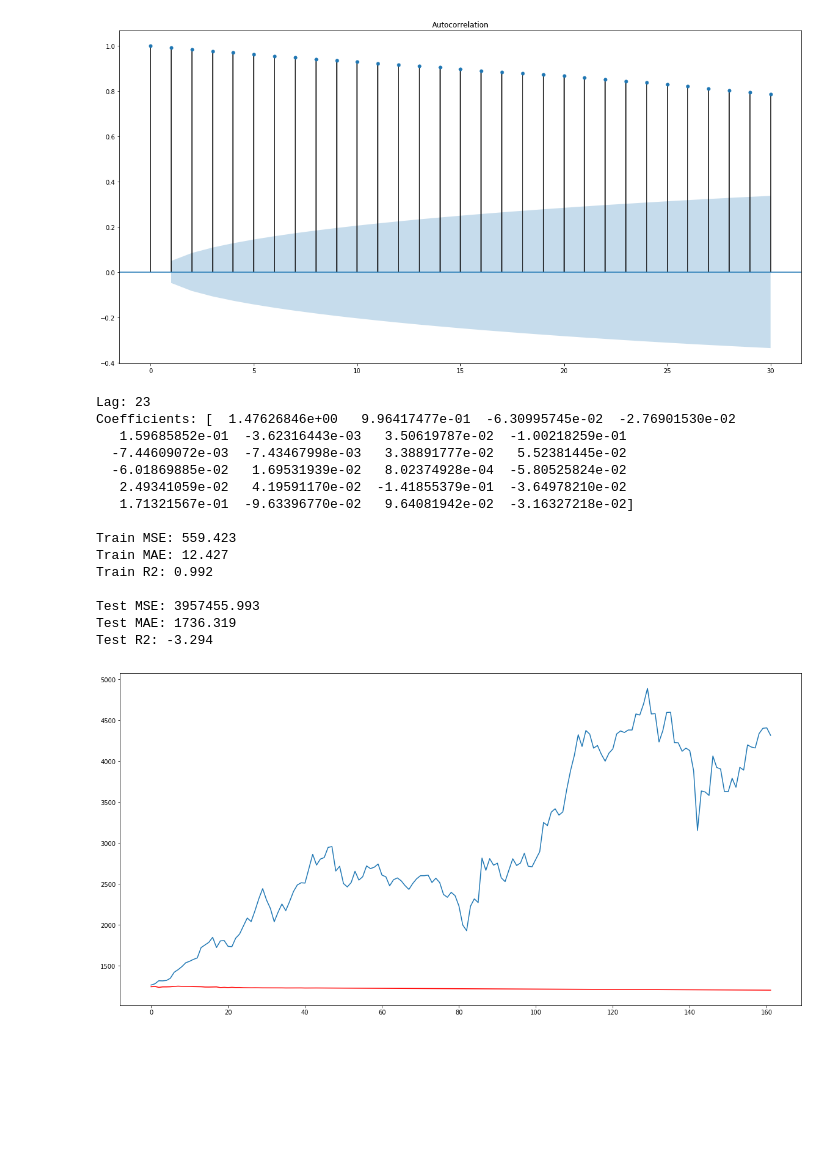
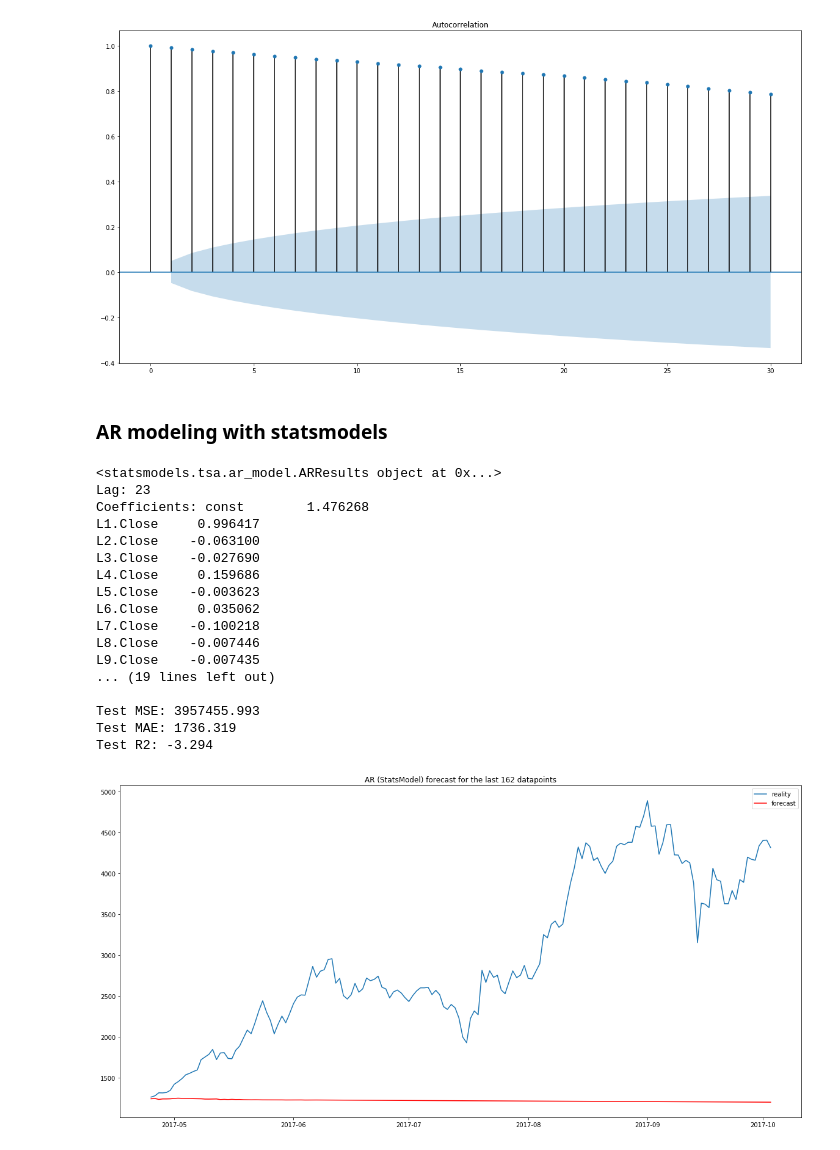
Before and after one commit to augusteby/predicryptocoins, a Jupyter notebook: eda/eda_timeseries_analysis.ipynb, the cells around one changed output. Saved outputs shown, nothing was run; the diff lists cells and outputs as text; code cells hidden in the pictures; blank space fills up the shorter version.

```diff
--- a/eda/eda_timeseries_analysis.ipynb
+++ b/eda/eda_timeseries_analysis.ipynb
@@ -468,17 +470,22 @@ plot_acf(close_price_ts, lags=lagmax,ax=ax)
 plt.show()
 # %% [output]
 [figure]
+# %%
+ratio_train = 0.90
+# %% [markdown]
+### AR modeling with statsmodels
 # %%
 from statsmodels.tsa.ar_model import AR
-X=close_price_ts.values
+X=close_price_ts
 n=len(X)
-n_train=int(0.90*n)
+n_train=int(ratio_train*n)
 n_test=n-n_train
 X_train,X_test=X[:n_train],X[n_train:]
 
 # train autoregression
 ar_model=AR(X_train)
 ar_model_fit=ar_model.fit()
+print(ar_model_fit._results)
 lag=ar_model_fit.k_ar
 print('Lag: %s' % lag)
 print('Coefficients: %s' % ar_model_fit.params)
@@ -489,43 +496,47 @@ pred_ar_train = ar_model_fit.predict(start=lag, end=len(X_train)-1, dynamic=Fals
 pred_ar_test = ar_model_fit.predict(start=len(X_train), end=len(X_train)+len(X_test)-1, dynamic=False)
 
 ar_mse_train = mean_squared_error(X_train[lag:],pred_ar_train)
 ar_mae_train = mean_absolute_error(X_train[lag:],pred_ar_train)
 ar_r2_train = r2_score(X_train[lag:],pred_ar_train)
 
 ar_mse_test = mean_squared_error(X_test,pred_ar_test)
 ar_mae_test = mean_absolute_error(X_test,pred_ar_test)
 ar_r2_test = r2_score(X_test,pred_ar_test)
 
 print('Train MSE: %.3f' % ar_mse_train)
 print('Train MAE: %.3f' % ar_mae_train)
 print('Train R2: %.3f' % ar_r2_train)
 print('')
 print('Test MSE: %.3f' % ar_mse_test)
 print('Test MAE: %.3f' % ar_mae_test)
 print('Test R2: %.3f' % ar_r2_test)
 
 # plot results
 plt.figure(figsize=(20,10))
 #plt.plot(X_train)
 #plt.plot([None for i in X_train] + [x for x in X_test])
 #plt.plot([None for i in X_train] + [x for x in pred_ar_test], color='red')
-plt.plot(X_test)
-plt.plot(pred_ar_test,color='red')
+plt.plot(X_test, label='reality')
+plt.plot(pred_ar_test, label='forecast', color='red')
+plt.title('AR (StatsModel) forecast for the last %d datapoints'%n_test)
+plt.legend()
 plt.show()
 # %% [output]
+<statsmodels.tsa.ar_model.ARResults object at 0x...>
 Lag: 23
-Coefficients: [  1.47626846e+00   9.96417477e-01  -6.30995745e-02  -2.76901530e-02
-   1.59685852e-01  -3.62316443e-03   3.50619787e-02  -1.00218259e-01
-  -7.44609072e-03  -7.43467998e-03   3.38891777e-02   5.52381445e-02
-  -6.01869885e-02   1.69531939e-02   8.02374928e-04  -5.80525824e-02
-   2.49341059e-02   4.19591170e-02  -1.41855379e-01  -3.64978210e-02
-   1.71321567e-01  -9.63396770e-02   9.64081942e-02  -3.16327218e-02]
-
-Train MSE: 559.423
-Train MAE: 12.427
-Train R2: 0.992
+Coefficients: const        1.476268
+L1.Close     0.996417
+L2.Close    -0.063100
+L3.Close    -0.027690
+L4.Close     0.159686
+L5.Close    -0.003623
+L6.Close     0.035062
+L7.Close    -0.100218
+L8.Close    -0.007446
+L9.Close    -0.007435
+... (19 lines left out)
 
 Test MSE: 3957455.993
 Test MAE: 1736.319
 Test R2: -3.294
-[figure, old version]
+[figure, new version]
```
Also changed, not shown: parts of 21 cells of this notebook, 1 other file.
